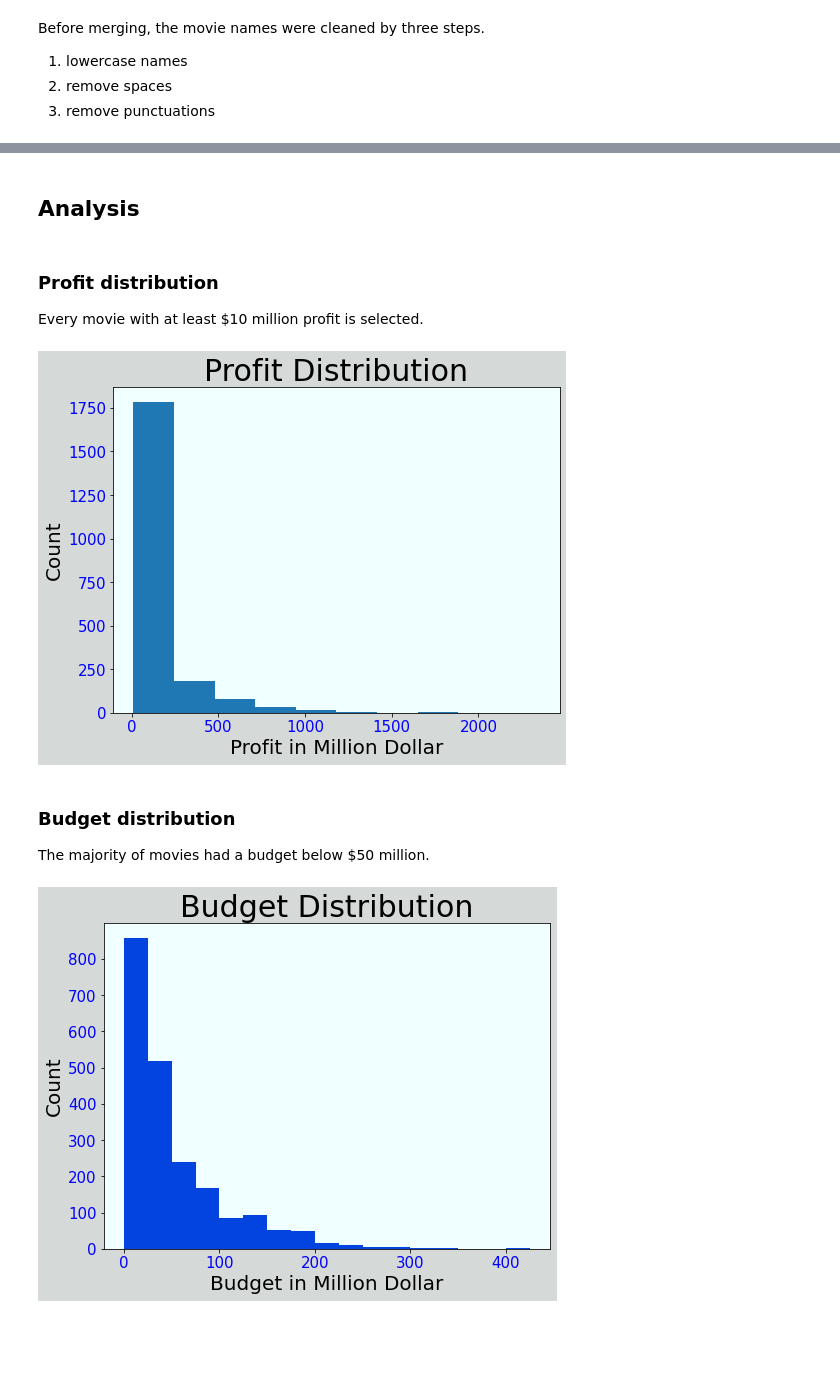
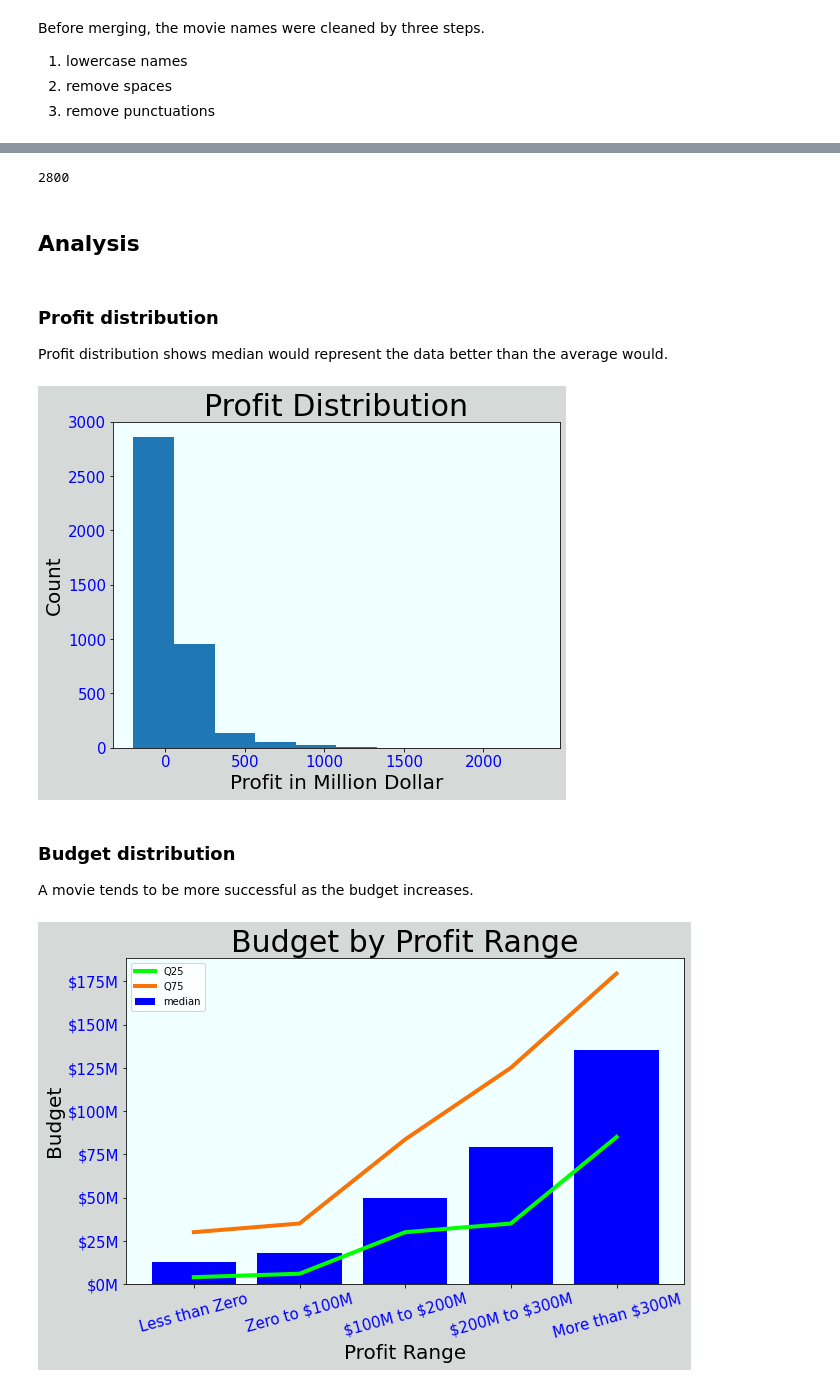
Before and after one commit to ddjh20482/microsoft_studio_movies_analysis, a Jupyter notebook: MS_Studio_Movie_Analysis.ipynb, the cells around one changed output, grey strips where cells are left out. Drawn from its saved outputs; the diff is of its cells as text; code cells hidden in the pictures; blank space fills up the shorter version.

```diff
--- a/MS_Studio_Movie_Analysis.ipynb
+++ b/MS_Studio_Movie_Analysis.ipynb
@@ -72,6 +76,6 @@ For genre data, unnecessary columns and duplicate rows are removed.
 
 For runtime data, only necessary columns are selected using SELECT statement. Null values are not selected. No duplicate row was found.
 # %%
-df_p = dp.profit(df_p, set_year, set_profit)
+df_p = dp.profit(df_p, set_year)
 df_g = dp.genre(df_g)
 df_r = dp.runtime(con)
@@ -86,0 +99,2 @@ df_r.primary_title = dp.movie_name_clean(df_r.primary_title)
+# %%
+budget = dp.budget(df_p)
@@ -94,20 +111,26 @@ Genre = dp.genre_count(df_genre)
+# %%
+df_runtime = df_p.merge(df_r, how = 'inner', left_on = 'movie', right_on = 'primary_title')
+runtime = dp.runtime_range(df_runtime)
+len(df_runtime)
+# %% [output]
+2800
 # %% [markdown]
 ## Analysis
 # %%
 import code.visualizations as viz
-# %% [markdown]
-### Profit distribution
-Every movie with at least $10 million profit is selected.
+# %% [markdown]
+### Profit distribution
+Profit distribution shows median would represent the data better than the average would.
 # %%
 viz.profit(df_p)
 # %% [output]
-[figure, old version]
+[figure, new version]
-# %% [markdown]
-### Budget distribution
-The majority of movies had a budget below $50 million.
+# %% [markdown]
+### Budget distribution
+A movie tends to be more successful as the budget increases.
 # %%
-viz.budget(df_p)
+viz.budget(budget)
 # %% [output]
-[figure, old version]
+[figure, new version]
 # %% [markdown]
 ### Genre distribution
```
Also changed, not shown: parts of 21 cells of this notebook.
